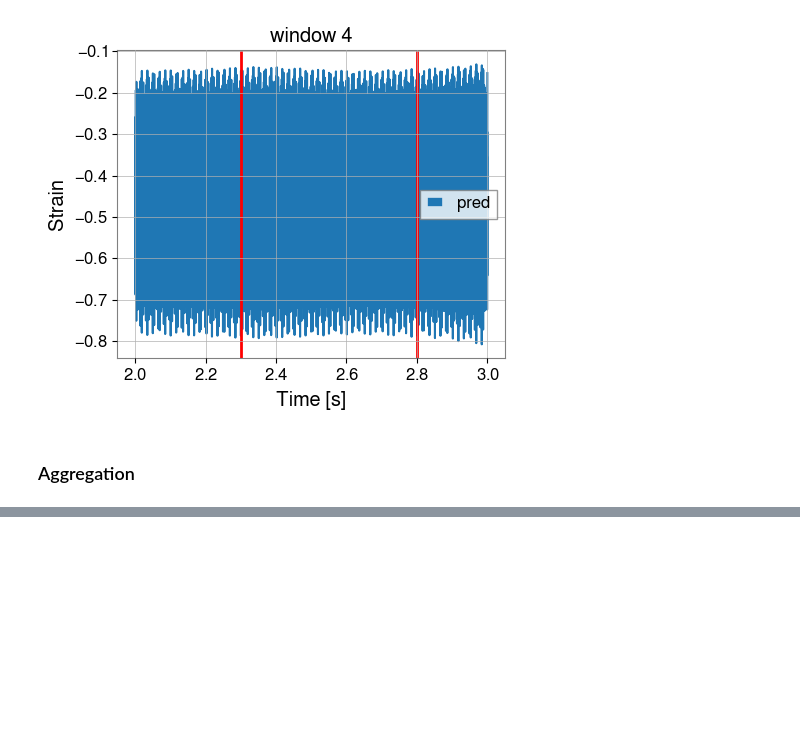
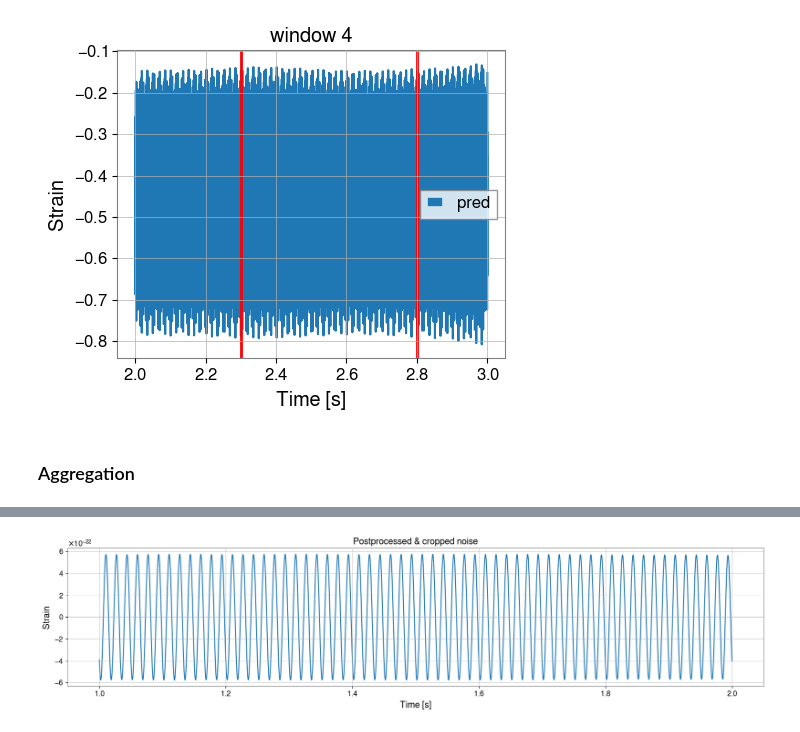
Before and after one commit to saleem-muhammed/deepcleanv2, a Jupyter notebook: projects/clean/online-clean.ipynb, the cells around one changed output, grey strips where cells are left out. Cells and saved outputs as stored; diff of their text form; code cells hidden in the pictures; blank space fills up the shorter version.

```diff
--- a/projects/clean/online-clean.ipynb
+++ b/projects/clean/online-clean.ipynb
@@ -250,0 +261,12 @@ tensor([[-0.4079, -0.8497, -0.1191,  ..., -0.5698, -0.3375, -0.6888],
+# %%
+times = times[filter_pad:-filter_pad]
+noise = noise[filter_pad:-filter_pad]
+# %%
+plt.figure(figsize=[20, 4])
+plt.title('Postprocessed & cropped noise')
+plt.xlabel('Time [s]')
+plt.ylabel('Strain')
+plt.plot(times, noise.cpu().detach().numpy())
+plt.show()
+# %% [output]
+[figure, added]
```
Also changed, not shown: parts of 12 cells of this notebook.
